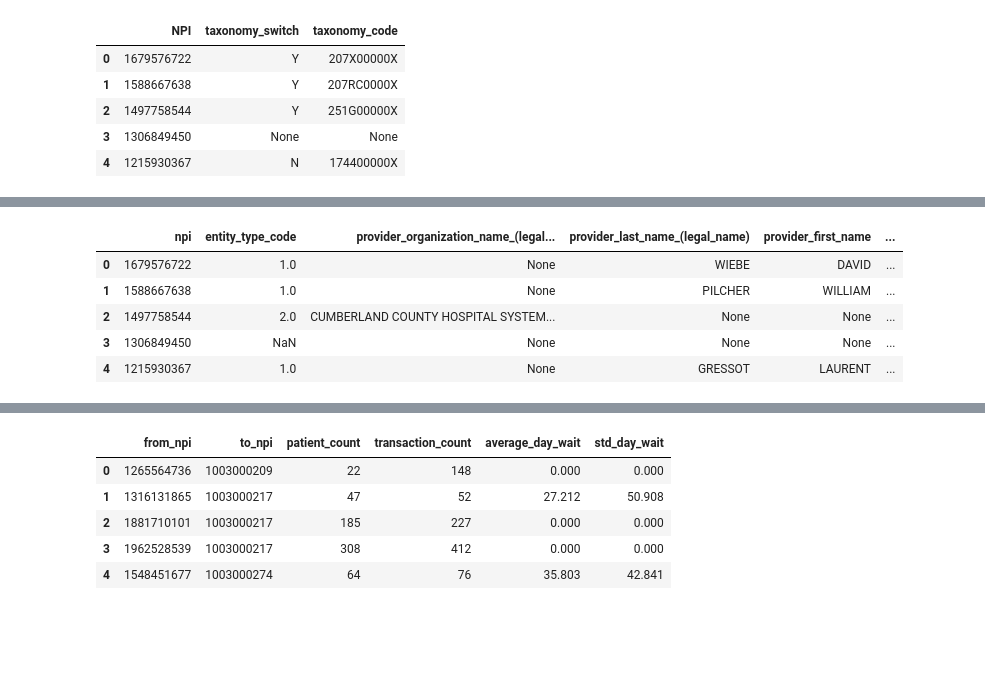
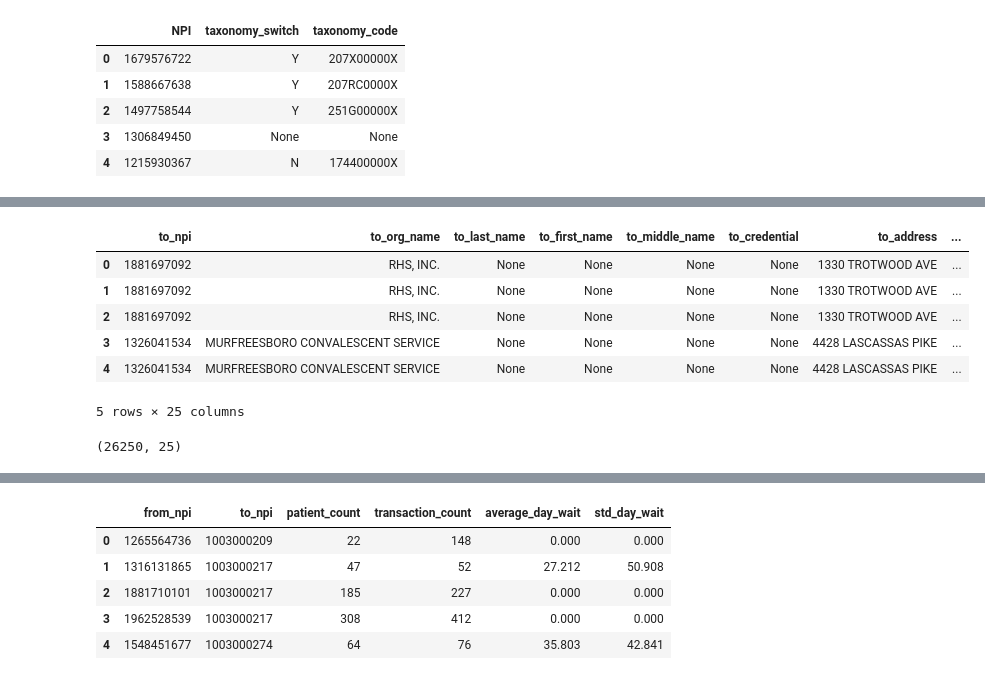
Before and after one commit to nss-data-science-cohort-5/hop_team-hot_pretzels, a Jupyter notebook: hop_teaming_EDA_JG.ipynb, the cells around one changed output, grey strips where cells are left out. Cells and saved outputs as stored; diff of their text form; code cells hidden in the pictures; blank space fills up the shorter version.

Commit message:
2 SQL queries from nppes are complete. pushed to csv so I wont have to wait again.Working on combining hop_team and then geocoding the addresses

```diff
--- a/hop_teaming_EDA_JG.ipynb
+++ b/hop_teaming_EDA_JG.ipynb
@@ -98,18 +98,63 @@ nucc_5.head()
 | 4 | 207KI0005X | Allopathic & Osteopathic Physicians | Allergy & Immunology | Clinical & Laboratory Immunology | Definition to come... | None | Clinical & Laboratory Immunology ... | Individual |
 # %%
 query = '''
+WITH to_npi AS(
+SELECT npi AS to_npi,
+    "provider_organization_name_(legal_business_name)" AS to_org_name,
+    "provider_last_name_(legal_name)" AS to_last_name,
+    provider_first_name AS to_first_name,
+    provider_middle_name AS to_middle_name,
+    provider_credential_text AS to_credential,
+    provider_first_line_business_practice_location_address AS to_address,
+    provider_second_line_business_practice_location_address AS to_2_address,
+    provider_business_practice_location_address_city_name AS to_city,
+    provider_business_practice_location_address_state_name AS to_state,
+    substring(nppes.provider_business_practice_location_address_postal_code, 1, 5) AS to_zip
+FROM nppes
+WHERE entity_type_code = 2.0
+),
+Nash_cbsa AS(
+SELECT CAST(zip as TEXT) as zip,
+cbsa,
+usps_zip_pref_city,
+usps_zip_pref_state,
+res_ratio,
+bus_ratio,
+oth_ratio,
+tot_ratio
+FROM cbsa
+WHERE cbsa = 34980
+),
+taxon AS (
+SELECT npi, taxonomy_code
+FROM taxonomy
+WHERE taxonomy_switch = 'Y'
+),
+codes AS(
+SELECT code, classification, specialization, display_name
+FROM nucc
+)
 SELECT *
-FROM nppes
-LIMIT 5'''
+FROM to_npi
+JOIN Nash_cbsa
+on to_npi.to_zip = zip
+JOIN taxon
+ON to_npi.to_npi = npi
+JOIN codes
+ON codes.code = taxon.taxonomy_code
+
+'''
 with sqlite3.connect('data/hop_team.sqlite') as db:
-    nppes_5 = pd.read_sql(query,db)
+    to_npi = pd.read_sql(query,db)
 
 db.close()
-nppes_5.head()
+to_npi.to_csv('data/to_npi.csv')
+to_npi.head()
 # %% [output]
-|  | npi | entity_type_code | provider_organization_name_(legal... | provider_last_name_(legal_name) | provider_first_name | ... |
-| 0 | 1679576722 | 1.0 | None | WIEBE | DAVID | ... |
-| 1 | 1588667638 | 1.0 | None | PILCHER | WILLIAM | ... |
-| 2 | 1497758544 | 2.0 | CUMBERLAND COUNTY HOSPITAL SYSTEM... | None | None | ... |
-| 3 | 1306849450 | NaN | None | None | None | ... |
-| 4 | 1215930367 | 1.0 | None | GRESSOT | LAURENT | ... |
+|  | to_npi | to_org_name | to_last_name | to_first_name | to_middle_name | to_credential | to_address | ... |
+| 0 | 1881697092 | RHS, INC. | None | None | None | None | 1330 TROTWOOD AVE | ... |
+| 1 | 1881697092 | RHS, INC. | None | None | None | None | 1330 TROTWOOD AVE | ... |
+| 2 | 1881697092 | RHS, INC. | None | None | None | None | 1330 TROTWOOD AVE | ... |
+| 3 | 1326041534 | MURFREESBORO CONVALESCENT SERVICE | None | None | None | None | 4428 LASCASSAS PIKE | ... |
+| 4 | 1326041534 | MURFREESBORO CONVALESCENT SERVICE | None | None | None | None | 4428 LASCASSAS PIKE | ... |
+5 rows × 25 columns
@@ -115,0 +163,4 @@ nppes_5.head()
+# %%
+to_npi.shape
+# %% [output]
+(26250, 25)
```
Also changed, not shown: parts of 11 cells of this notebook.
